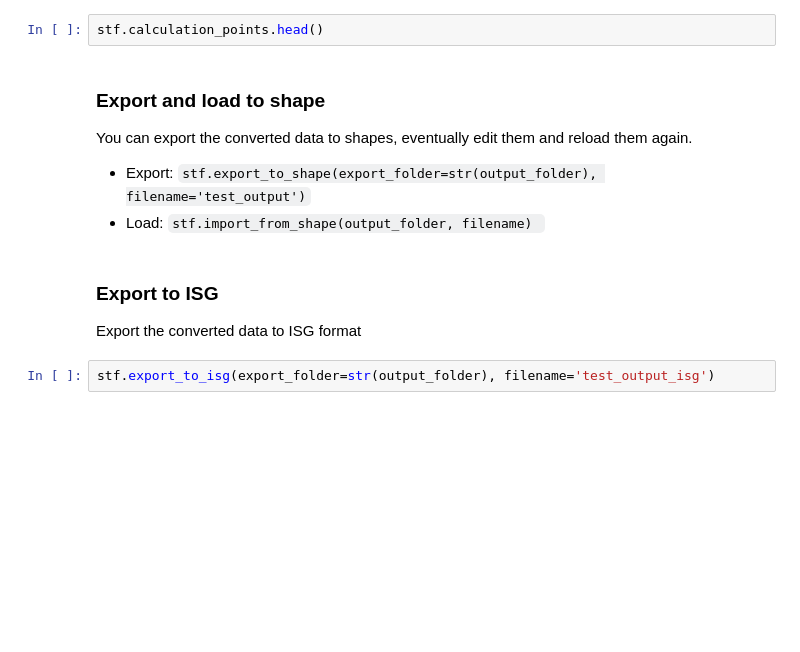
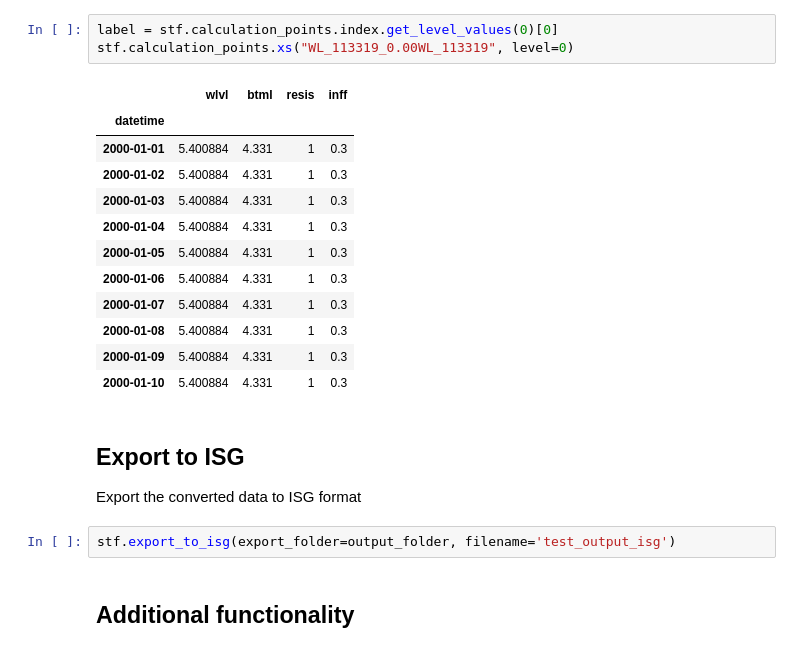
Before and after one commit to RoyalHaskoningDHV/dhydro2isg, a Jupyter notebook: examples/dhydro to isg.ipynb, the cells around one changed output. Cells and saved outputs as stored; diff of their text form; blank space fills up the shorter version.

```diff
--- a/examples/dhydro to isg.ipynb
+++ b/examples/dhydro to isg.ipynb
@@ -45,13 +120,23 @@ You can discover (and edit if you want) the converted data in the dataframes:
 # %%
-stf.calculation_points.head()
+label = stf.calculation_points.index.get_level_values(0)[0]
+stf.calculation_points.xs("WL_113319_0.00WL_113319", level=0)
+# %% [output]
+|  | wlvl | btml | resis | inff |
+| datetime |  |  |  |  |
+| 2000-01-01 | 5.400884 | 4.331 | 1 | 0.3 |
+| 2000-01-02 | 5.400884 | 4.331 | 1 | 0.3 |
+| 2000-01-03 | 5.400884 | 4.331 | 1 | 0.3 |
+| 2000-01-04 | 5.400884 | 4.331 | 1 | 0.3 |
+| 2000-01-05 | 5.400884 | 4.331 | 1 | 0.3 |
+| 2000-01-06 | 5.400884 | 4.331 | 1 | 0.3 |
+| 2000-01-07 | 5.400884 | 4.331 | 1 | 0.3 |
+| 2000-01-08 | 5.400884 | 4.331 | 1 | 0.3 |
+| 2000-01-09 | 5.400884 | 4.331 | 1 | 0.3 |
+| 2000-01-10 | 5.400884 | 4.331 | 1 | 0.3 |
-# %% [markdown]
-### Export and load to shape
-You can export the converted data to shapes, eventually edit them and reload them again.
-
-- Export: `stf.export_to_shape(export_folder=str(output_folder), filename='test_output')`
-- Load: `stf.import_from_shape(output_folder, filename) `
 # %% [markdown]
-### Export to ISG
+## Export to ISG
 Export the converted data to ISG format
 # %%
-stf.export_to_isg(export_folder=str(output_folder), filename='test_output_isg')
+stf.export_to_isg(export_folder=output_folder, filename='test_output_isg')
+# %% [markdown]
+## Additional functionality
```
Also changed, not shown: parts of 15 cells of this notebook, 1 other file.
